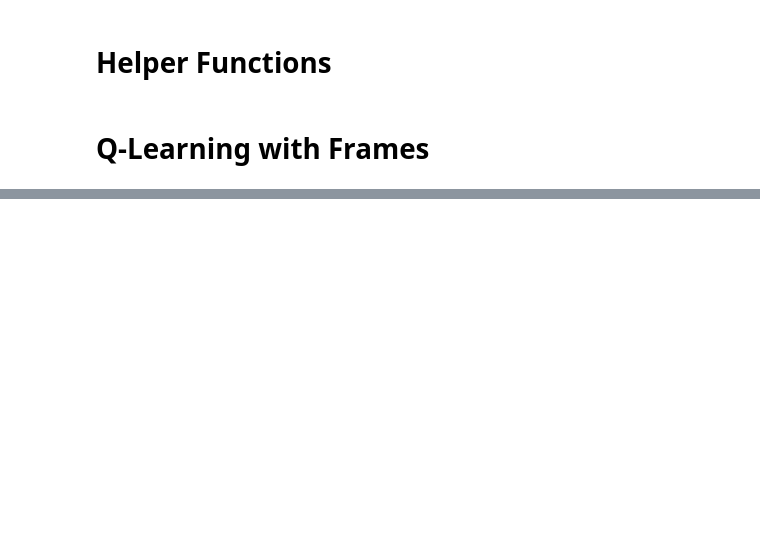
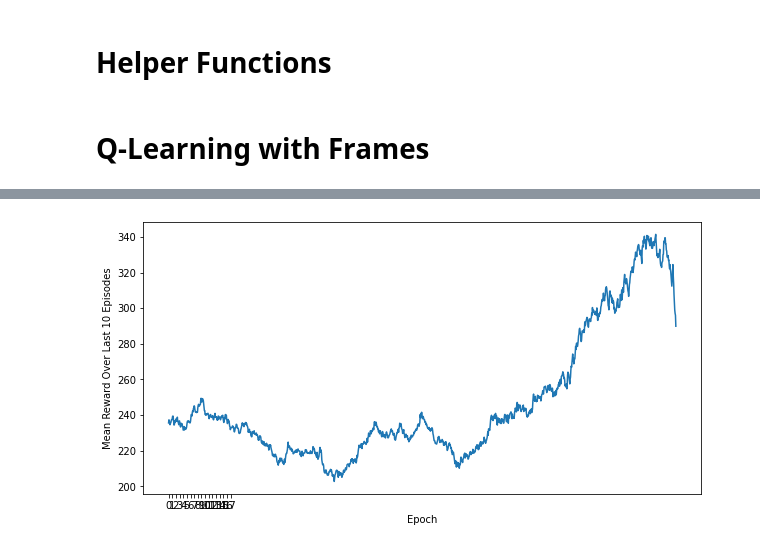
Before and after one commit to Mezuah4/CS4049_Atari_Assault, a Jupyter notebook: Keras_Attempt_HYBRID.ipynb, the cells around one changed output, grey strips where cells are left out. Cells and saved outputs as stored; diff of their text form; code cells hidden in the pictures; blank space fills up the shorter version.

Commit message:
Small changes to HYBRID - Ready for Andrei

```diff
--- a/Keras_Attempt_HYBRID.ipynb
+++ b/Keras_Attempt_HYBRID.ipynb
@@ -171,7 +193,7 @@ REPLAY_MEMORY = deque(maxlen=2000)
 
 FRAMESKIP = 4
 START_EPISODE = 0
-EPISODES = 2100
+EPISODES = 1750
 
 EPSILON = 1
 EPSILON_MAX = 1
@@ -181,7 +203,7 @@ DECAY = 0.99884936993651
 
 if os.path.isfile(PROJECT_ROOT_DIR + 'WEIGHTS/checkpoint.ckpt.index'):
 
-  model.load_weights('./drive/MyDrive/ML/HYBRID/')
+  model.load_weights('./drive/MyDrive/ML/HYBRID/WEIGHTS/checkpoint.ckpt')
   print("Successfully Loaded Previous Weights")
 else:
   print("Weights not loaded.")
@@ -243,15 +270,18 @@ np.savetxt(PROJECT_ROOT_DIR + "RESULTS/" + "res.csv", np.asarray(episode_rewards
 # %%
 # Plot Results
 
-EPISODES_PER_EPOCH = 9
+EPISODES_PER_EPOCH = 99
 
 average_rewards = [np.mean(episode_rewards[i - EPISODES_PER_EPOCH : i]) for i in range(len(episode_rewards), EPISODES_PER_EPOCH, -1)]
+average_rewards.reverse()
 
 bins = [x/10 for x in range(len(average_rewards))]
 plt.figure(figsize=(10, 5))
 plt.plot(bins, average_rewards)
 
 plt.xticks(list(range(0, 18)))
 plt.xlabel("Epoch")
 plt.ylabel("Mean Reward Over Last 10 Episodes")
 plt.show()
+# %% [output]
+[figure, added]
```
Also changed, not shown: parts of 4 cells of this notebook.
